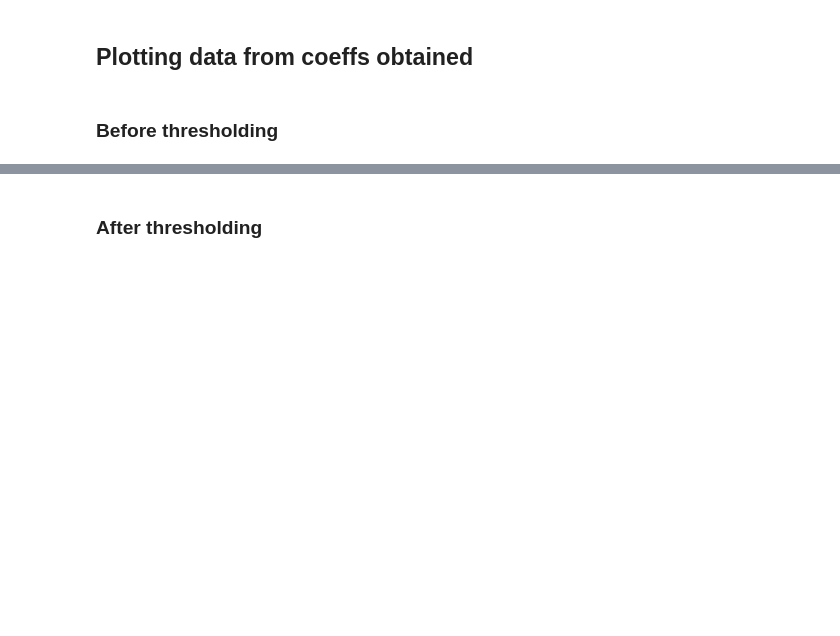
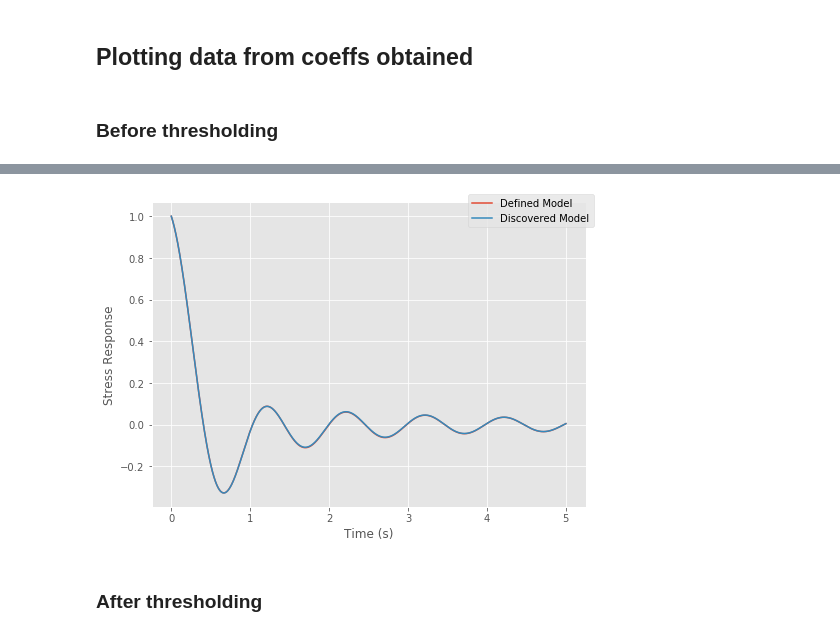
Before and after one commit to AlexB-B/DeePyMoD_torch_AlexVersion, a Jupyter notebook: notebooks/VE-DGValidation-DMTesting.ipynb, the cells around one changed output, grey strips where cells are left out. Drawn from its saved outputs; the diff is of its cells as text; code cells hidden in the pictures; blank space fills up the shorter version.

```diff
--- a/notebooks/VE-DGValidation-DMTesting.ipynb
+++ b/notebooks/VE-DGValidation-DMTesting.ipynb
@@ -264,3 +260,12 @@ elif input_type == 'Stress':
+# %%
+time_tensor_post = scaled_time_array
+prediction_tensor = scaled_target_array
+prediction_array = prediction_tensor
+library_diff_order = library_config['diff_order']
+if input_type == 'Strain':
+    scaled_input_expr = lambda t: strain_sf*input_expr(t/time_sf)
+elif input_type == 'Stress':
+    scaled_input_expr = lambda t: stress_sf*input_expr(t/time_sf)
 # %% [markdown]
 ### Before thresholding
 # %%
@@ -271,0 +288,4 @@ coeff_vector
+# %%
+rec_results = np.loadtxt('../data/Results/Varying tau for real imitation/param_0-0004056770250488735/final_coeffs_data.csv', delimiter=',')
+coeff_vector = rec_results[:,0:1]
+coeff_vector
@@ -273,0 +298,3 @@ sparsity_mask = [0,1,2,3,4,5,6]
+# %%
+sparsity_mask = rec_results[:,2].astype(int)
+sparsity_mask
@@ -281,3 +313,14 @@ plt.legend()
+# %%
+fig, ax1 = plt.subplots(figsize=(7, 5))
+ax1.set_xlabel('Time (s)')
+ax1.set_ylabel('Stress Response')
+ax1.plot(time_array.flatten(), prediction_array.flatten(), label='Defined Model')
+ax1.plot(time_array.flatten(), response_recalc_bt.flatten(), label='Discovered Model')
+fig.legend()
+plt.tight_layout()
+plt.savefig('recalc.png', bbox_inches='tight') # Save in this directory, cut out extra white space
+# %% [output]
+[figure, added]
 # %% [markdown]
 ### After thresholding
 # %%
```
Also changed, not shown: parts of 19 cells of this notebook.
